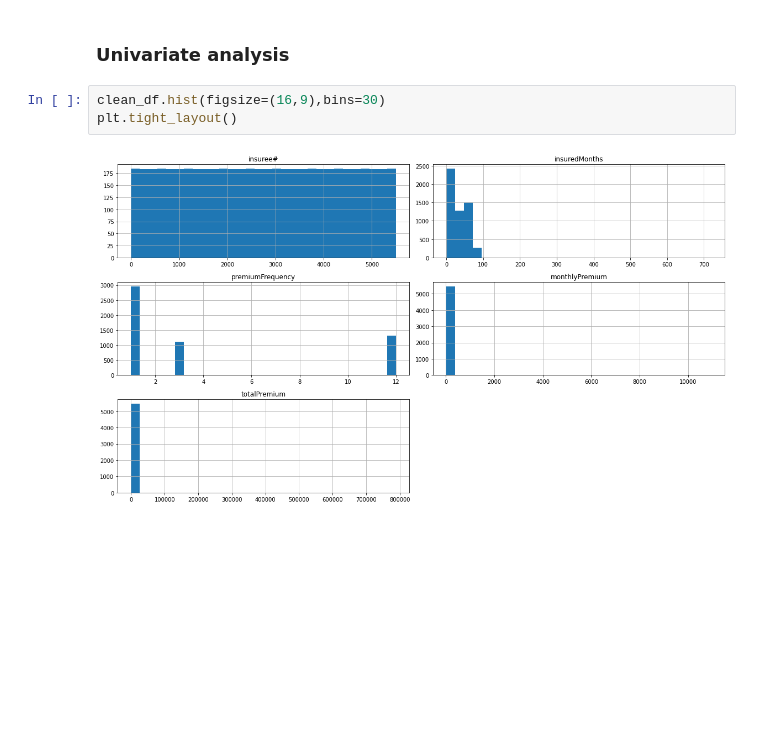
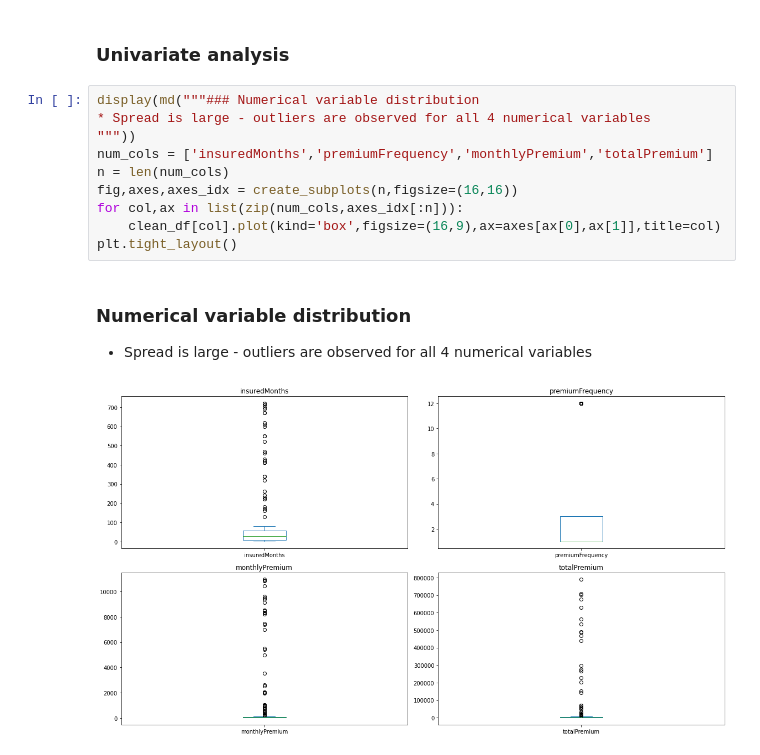
Before and after one commit to seanlamsk/tap2022-mol-vica, a Jupyter notebook: Insurance.ipynb, the cells around one changed output. Cells and saved outputs as stored; diff of their text form; blank space fills up the shorter version.

Commit message:
Updated univariate EDA, Added charts for r/s to renewal

```diff
--- a/Insurance.ipynb
+++ b/Insurance.ipynb
@@ -178,10 +206,19 @@ def create_subplots(n,figsize=(15, 25)):
 # %% [markdown]
 ### Univariate analysis
 # %%
-clean_df.hist(figsize=(16,9),bins=30)
+display(md("""### Numerical variable distribution
+* Spread is large - outliers are observed for all 4 numerical variables
+"""))
+num_cols = ['insuredMonths','premiumFrequency','monthlyPremium','totalPremium']
+n = len(num_cols)
+fig,axes,axes_idx = create_subplots(n,figsize=(16,16))
+for col,ax in list(zip(num_cols,axes_idx[:n])):
+    clean_df[col].plot(kind='box',figsize=(16,9),ax=axes[ax[0],ax[1]],title=col)
 plt.tight_layout()
 # %% [output]
+### Numerical variable distribution
+* Spread is large - outliers are observed for all 4 numerical variables
-[figure, old version]
+[figure, new version]
 # %%
 bool_cols = ['gender','is45OrOlder','isMarried','hasKids','termLifeInsurance','multipleTermLifePolicies','eStatements']
 n = len(bool_cols)
```
Also changed, not shown: parts of 7 cells of this notebook.
